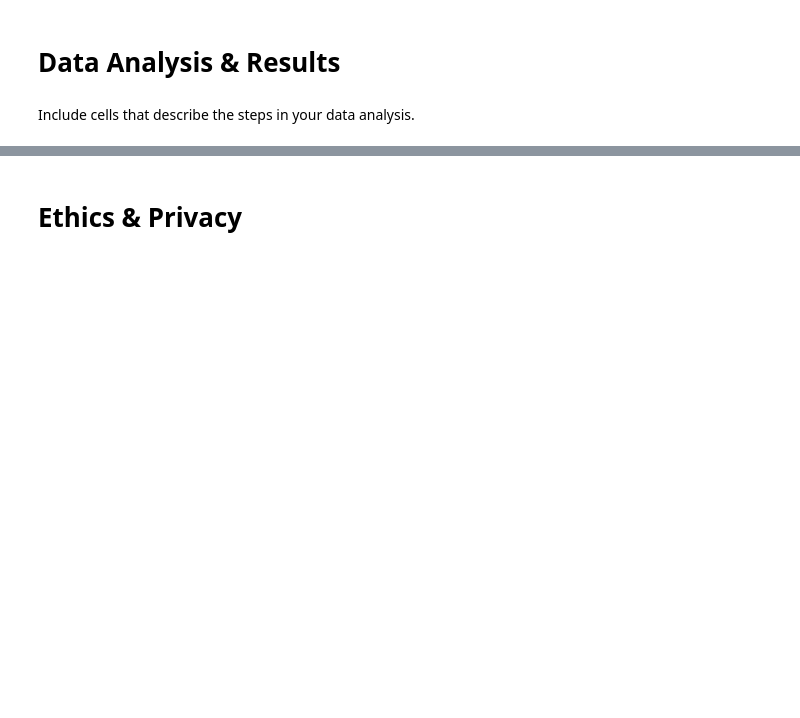
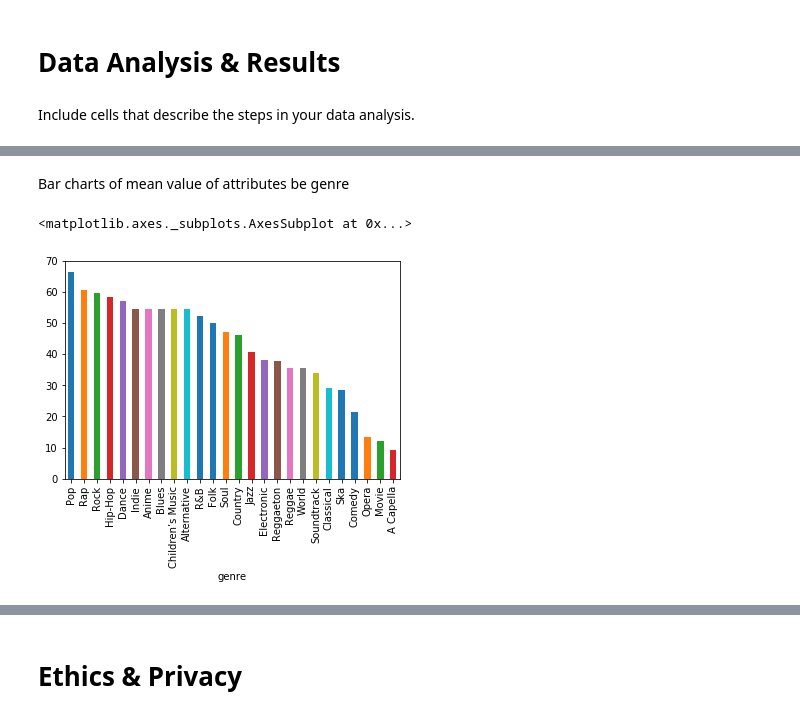
Before and after one commit to jamesjaeyu/SpotifyGenreAnalysis, a Jupyter notebook: FinalProject_group88.ipynb, the cells around one changed output, grey strips where cells are left out. Drawn from its saved outputs; the diff is of its cells as text; code cells hidden in the pictures; blank space fills up the shorter version.

```diff
--- a/FinalProject_group88.ipynb
+++ b/FinalProject_group88.ipynb
@@ -167,0 +214,11 @@ Include cells that describe the steps in your data analysis.
+# %% [markdown]
+Bar charts of mean value of attributes be genre
+# %%
+# Plot average popularity across genres
+popularity_means = df.groupby(['genre']).mean().sort_values(by='popularity', ascending=False)
+popularity_means['genre'] = popularity_means.index
+popularity_means = popularity_means['popularity']
+popularity_means.plot.bar()
+# %% [output]
+<matplotlib.axes._subplots.AxesSubplot at 0x...>
+[figure, added]
```
Also changed, not shown: parts of 17 cells of this notebook.
